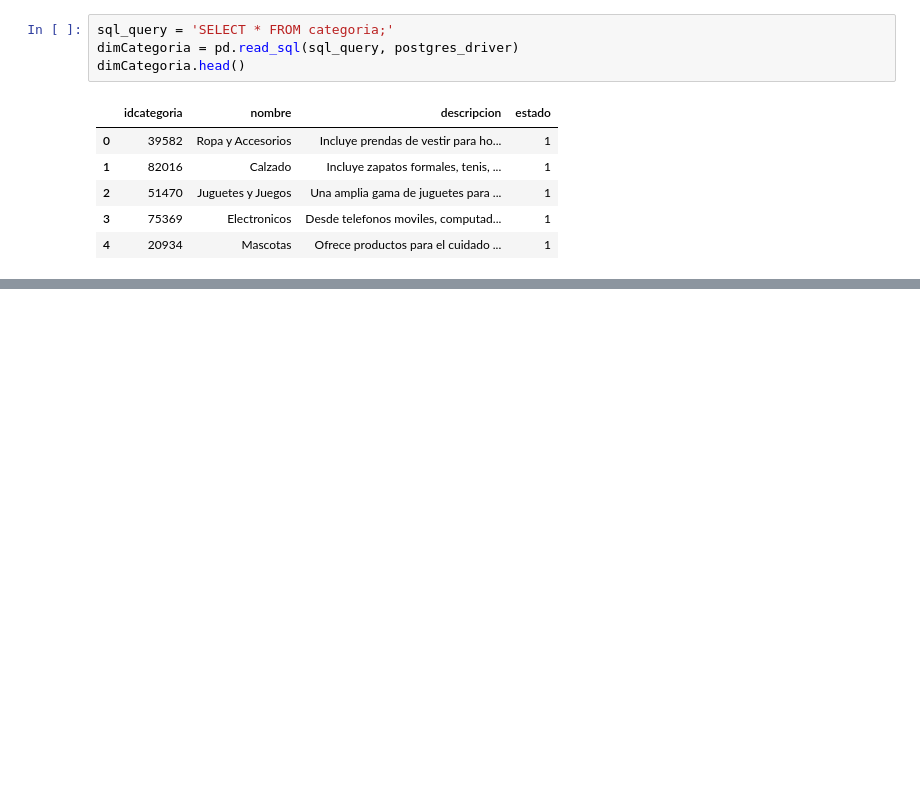
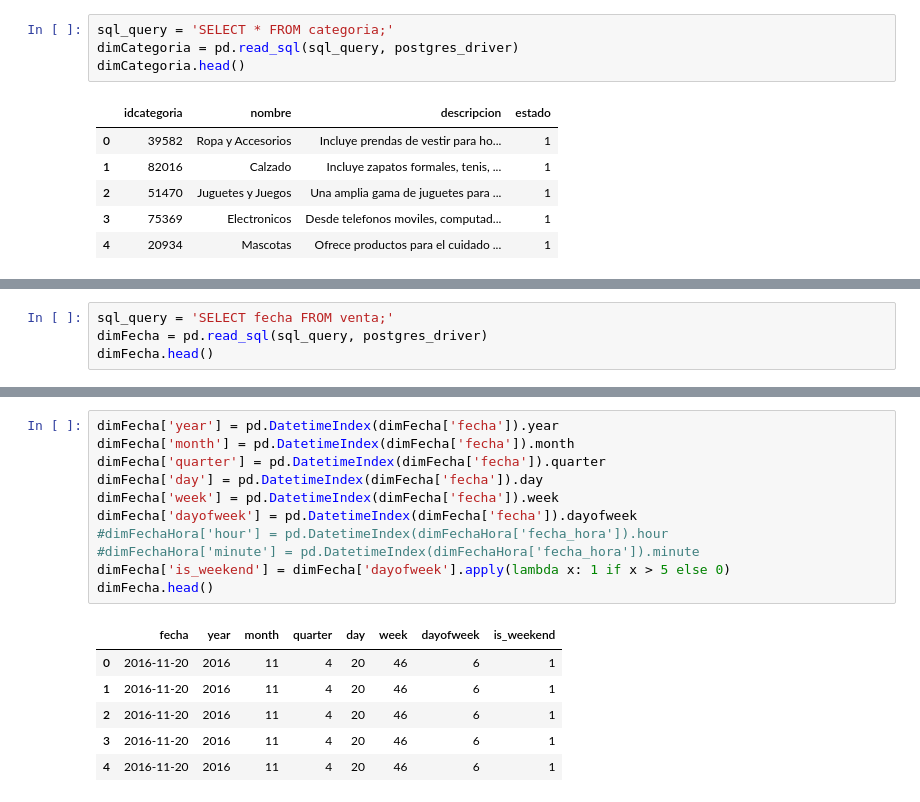
Before and after one commit to luistunag/Proyecto_Final, a Jupyter notebook: Data_Warehouse.ipynb, the cells around one changed output, grey strips where cells are left out. Saved outputs shown, nothing was run; the diff lists cells and outputs as text; blank space fills up the shorter version.

```diff
--- a/Data_Warehouse.ipynb
+++ b/Data_Warehouse.ipynb
@@ -357,0 +360,4 @@ dimCategoria.head()
+# %%
+sql_query = 'SELECT fecha FROM venta;'
+dimFecha = pd.read_sql(sql_query, postgres_driver)
+dimFecha.head()
@@ -357,0 +371,18 @@ dimCategoria.head()
+# %%
+dimFecha['year'] = pd.DatetimeIndex(dimFecha['fecha']).year
+dimFecha['month'] = pd.DatetimeIndex(dimFecha['fecha']).month
+dimFecha['quarter'] = pd.DatetimeIndex(dimFecha['fecha']).quarter
+dimFecha['day'] = pd.DatetimeIndex(dimFecha['fecha']).day
+dimFecha['week'] = pd.DatetimeIndex(dimFecha['fecha']).week
+dimFecha['dayofweek'] = pd.DatetimeIndex(dimFecha['fecha']).dayofweek
+#dimFechaHora['hour'] = pd.DatetimeIndex(dimFechaHora['fecha_hora']).hour
+#dimFechaHora['minute'] = pd.DatetimeIndex(dimFechaHora['fecha_hora']).minute
+dimFecha['is_weekend'] = dimFecha['dayofweek'].apply(lambda x: 1 if x > 5 else 0)
+dimFecha.head()
+# %% [output]
+|  | fecha | year | month | quarter | day | week | dayofweek | is_weekend |
+| 0 | 2016-11-20 | 2016 | 11 | 4 | 20 | 46 | 6 | 1 |
+| 1 | 2016-11-20 | 2016 | 11 | 4 | 20 | 46 | 6 | 1 |
+| 2 | 2016-11-20 | 2016 | 11 | 4 | 20 | 46 | 6 | 1 |
+| 3 | 2016-11-20 | 2016 | 11 | 4 | 20 | 46 | 6 | 1 |
+| 4 | 2016-11-20 | 2016 | 11 | 4 | 20 | 46 | 6 | 1 |
```
Also changed, not shown: parts of 5 cells of this notebook.
